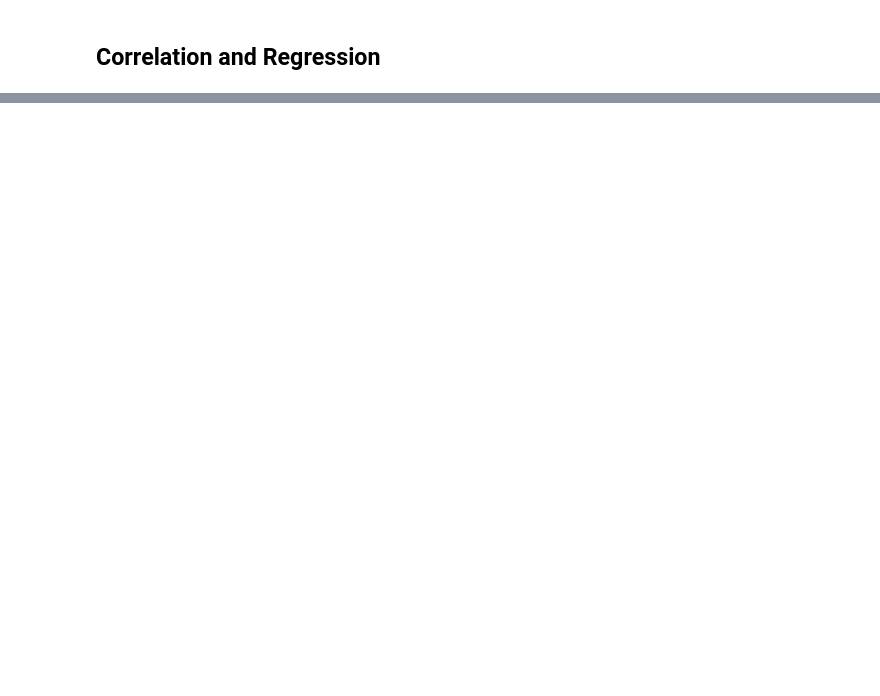
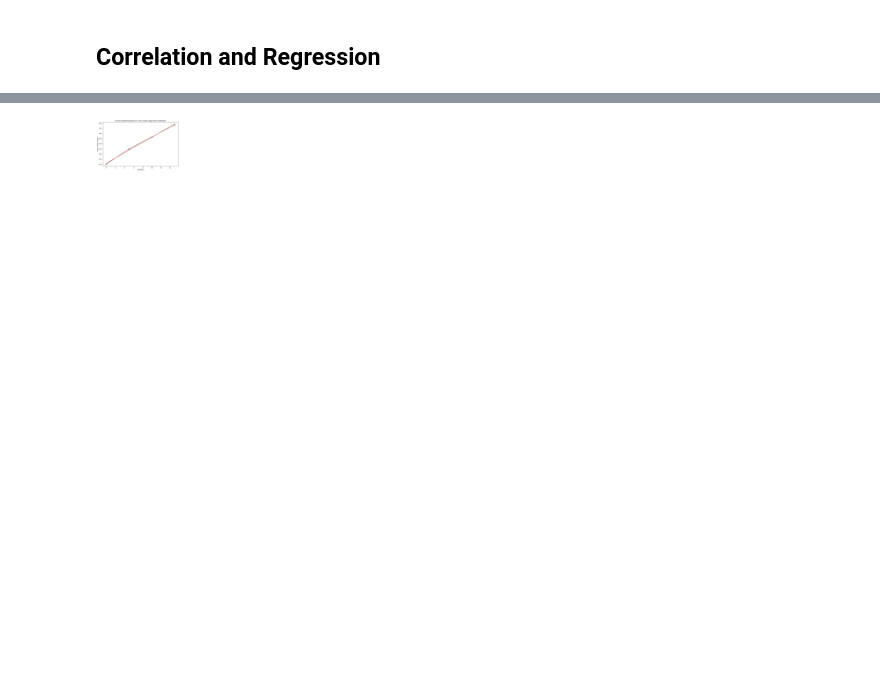
Before and after one commit to SergyRams/matplotlib-challenge, a Jupyter notebook: Pymaceuticals/pymaceuticals_starter.ipynb, the cells around one changed output, grey strips where cells are left out. Cells and saved outputs as stored; diff of their text form; code cells hidden in the pictures; blank space fills up the shorter version.

```diff
--- a/Pymaceuticals/pymaceuticals_starter.ipynb
+++ b/Pymaceuticals/pymaceuticals_starter.ipynb
@@ -489,0 +584,53 @@ TypeError: list indices must be integers or slices, not str
+# %%
+# Calculate the correlation coefficient and linear regression model
+# for mouse weight and average tumor volume for the Capomulin regimen
+#x_values = tumor_vol['Drug Regimen']
+#y_values = tumor_vol['Timepoint']
+
+#dr_Capomulin = last_tumor_vol.iloc[:,3]
+#Timepointy = last_tumor_vol.iloc[:,1]
+#corr = st.pearsonr(dr_Capomulin,Timepointy)
+#plt.scatter(dr_Capomulin,Timepointy)
+
+#(slope, intercept, rvalue, pvalue, stderr) = linregress(x_values, y_values)
+#regress_values = x_values * slope + intercept
+#line_eq ="y = " + str(round(slope,2)) + "x +" + str(round(intercept,2))
+#plt.scatter(x_values,y_values)
+#plt.scatter(x_values, regress_values,"r-")
+#plt.xlabel('Capomulin')
+#plt.ylabel('Timepoint')
+#plt.show()
+
+#---------------------------------------------------
+#x_axis = capomulin_filter["Timepoint"]
+#y_axis = capomulin_filter["Tumor Volume (mm3)"]
+#(slope, intercept, rvalue, pvalue, stderr) = linregress(x_axis, y_axis)
+#regress_values = x_axis * slope + intercept
+#line_eq ="y = " + str(round(slope,2)) + "x +" + str(round(intercept,2))
+
+#plt.plot(x_axis, y_axis, marker ='o', color = 'black')
+#plt.plot(x_axis, regress_values, "r-")
+#plt.annotate(line_eq,(10,25),fontsize = 10, color ="red")
+#plt.xlabel("Timepoint")
+#plt.ylabel("Tumor volume (mm3)")
+#plt.title("Progression of tumor with Capomulin for r157 case")
+#plt.show()
+
+#---------------------------------------------------------------------------
+#mouse_cap_df
+
+x_axis = mouse_cap_df["Timepoint"]
+y_axis = mouse_cap_df["Tumor Volume (mm3)"]
+(slope, intercept, rvalue, pvalue, stderr) = linregress(x_axis, y_axis)
+regress_values = x_axis * slope + intercept
+line_eq ="y = " + str(round(slope,2)) + "x +" + str(round(intercept,2))
+
+plt.plot(x_axis, y_axis, marker ='X', color = 'black')
+plt.plot(x_axis, regress_values, "r-")
+plt.annotate(line_eq,(10,25),fontsize = 10, color ="red")
+plt.ylabel("Tumor volume (mm3)")
+plt.xlabel("Timepoint")
+plt.title("Tumor Growth Evolution on r-157 under Capomulin Treatment")
+plt.show()
+# %% [output]
+[figure, added]
```
Also changed, not shown: parts of 18 cells of this notebook.
